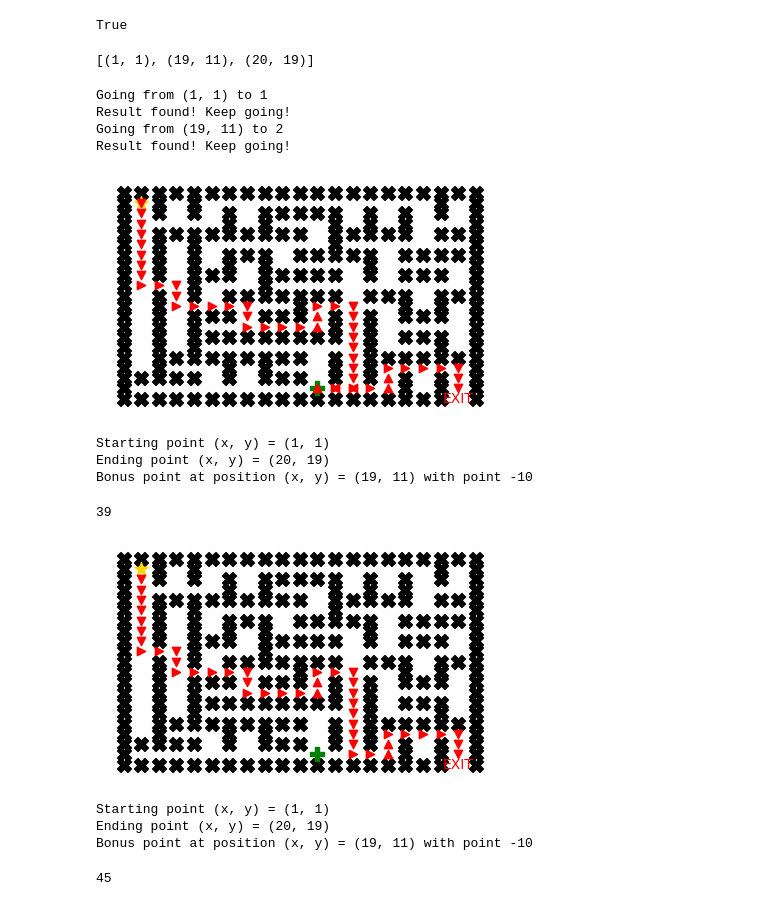
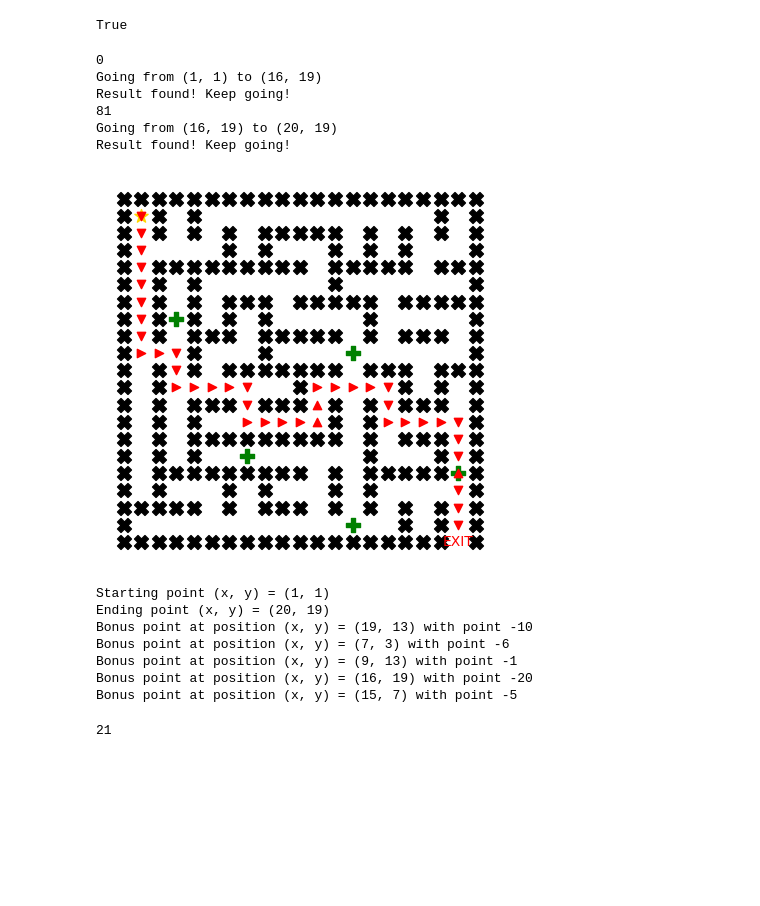
Before and after one commit to hungngocphat01/HCMUS-IntroAI-Project01-Pathfinding, a Jupyter notebook: source/Untitled.ipynb, the cells around one changed output. Saved outputs shown, nothing was run; the diff lists cells and outputs as text; code cells hidden in the pictures; blank space fills up the shorter version.

Commit message:
Add report non-bonus

```diff
--- a/source/Untitled.ipynb
+++ b/source/Untitled.ipynb
@@ -28,43 +51,35 @@ Với trường hợp có điểm thưởng:
 # %%
-rg = make_routing_graph(g, manhattan_heuristic)
+rg = make_routing_graph(g, euclide_heuristic)
 # %%
 Astar(rg, euclide_heuristic)
 # %% [output]
 True
 # %%
 journey, _ = rg.get_path()
-# %%
-journey
-# %% [output]
-[(1, 1), (19, 11), (20, 19)]
-# %%
-wrapped_Astar = lambda graph, start, end: Astar(graph, manhattan_heuristic, start, end)
-journey = bonus_traversal_wrapper(g, wrapped_Astar, journey)
-# %% [output]
-Going from (1, 1) to 1
-Result found! Keep going!
-Going from (19, 11) to 2
-Result found! Keep going!
+# %%
+def wrapped_Astar(g, s, e, custom_visited):
+    return Astar(g, euclide_heuristic, s, e, custom_visited)
+
+journey_data = bonus_traversal_wrapper(g, wrapped_Astar, journey)
+# %% [output]
+0
+Going from (1, 1) to (16, 19)
+Result found! Keep going!
+81
+Going from (16, 19) to (20, 19)
+Result found! Keep going!
 # %%
-visited, path, cost = process_journey(g, journey)
+visited, path, cost = process_journey(g, journey_data)
 # %%
-g.visualize(path)
+g.visualize(path, visited=visited, figsize=fs)
 cost
 # %% [output]
-[figure, old version]
+[figure, new version]
 Starting point (x, y) = (1, 1)
 Ending point (x, y) = (20, 19)
-Bonus point at position (x, y) = (19, 11) with point -10
+Bonus point at position (x, y) = (19, 13) with point -10
+Bonus point at position (x, y) = (7, 3) with point -6
+Bonus point at position (x, y) = (9, 13) with point -1
+Bonus point at position (x, y) = (16, 19) with point -20
+Bonus point at position (x, y) = (15, 7) with point -5
-39
+21
-# %%
-g.clear()
-Astar(g, manhattan_heuristic)
-visited, path, cost = g.get_visited()
-g.visualize(path)
-cost
-# %% [output]
-[figure, removed]
-Starting point (x, y) = (1, 1)
-Ending point (x, y) = (20, 19)
-Bonus point at position (x, y) = (19, 11) with point -10
-45
```
Also changed, not shown: parts of 4 cells of this notebook, 17 other files.
